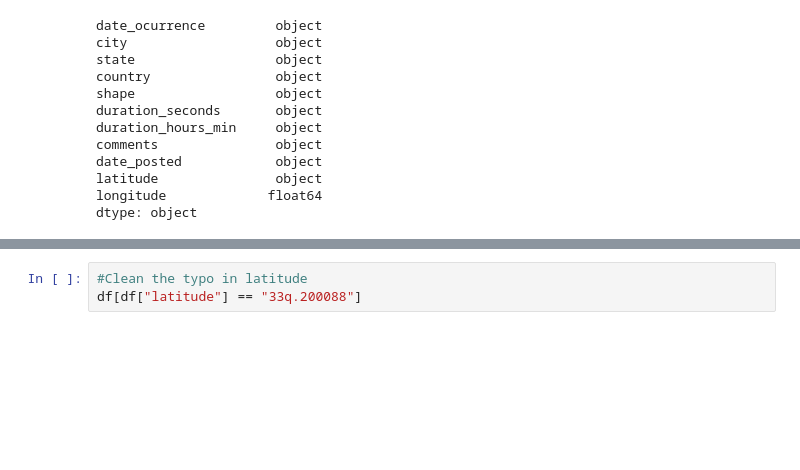
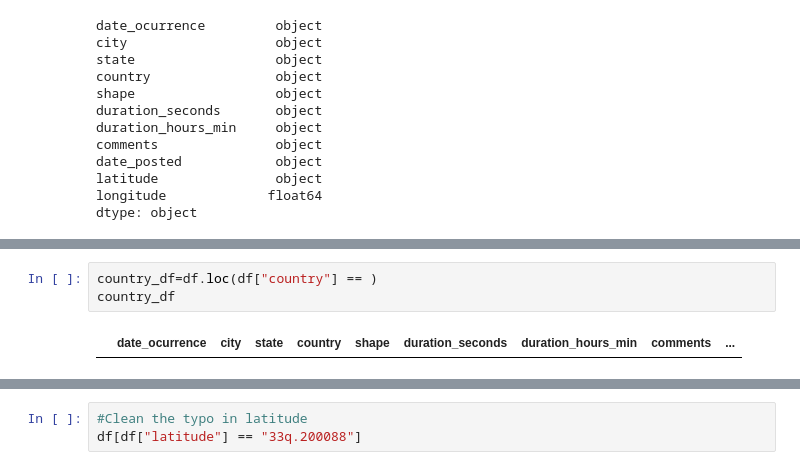
Before and after one commit to allison713/Project-3, a Jupyter notebook: Cleaning UFOS.ipynb, the cells around one changed output, grey strips where cells are left out. Drawn from its saved outputs; the diff is of its cells as text; blank space fills up the shorter version.

```diff
--- a/Cleaning UFOS.ipynb
+++ b/Cleaning UFOS.ipynb
@@ -63,0 +68,5 @@ dtype: object
+# %%
+country_df=df.loc(df["country"] == )
+country_df
+# %% [output]
+|  | date_ocurrence | city | state | country | shape | duration_seconds | duration_hours_min | comments | ... |
```
Also changed, not shown: parts of 2 cells of this notebook, 12 other files.
